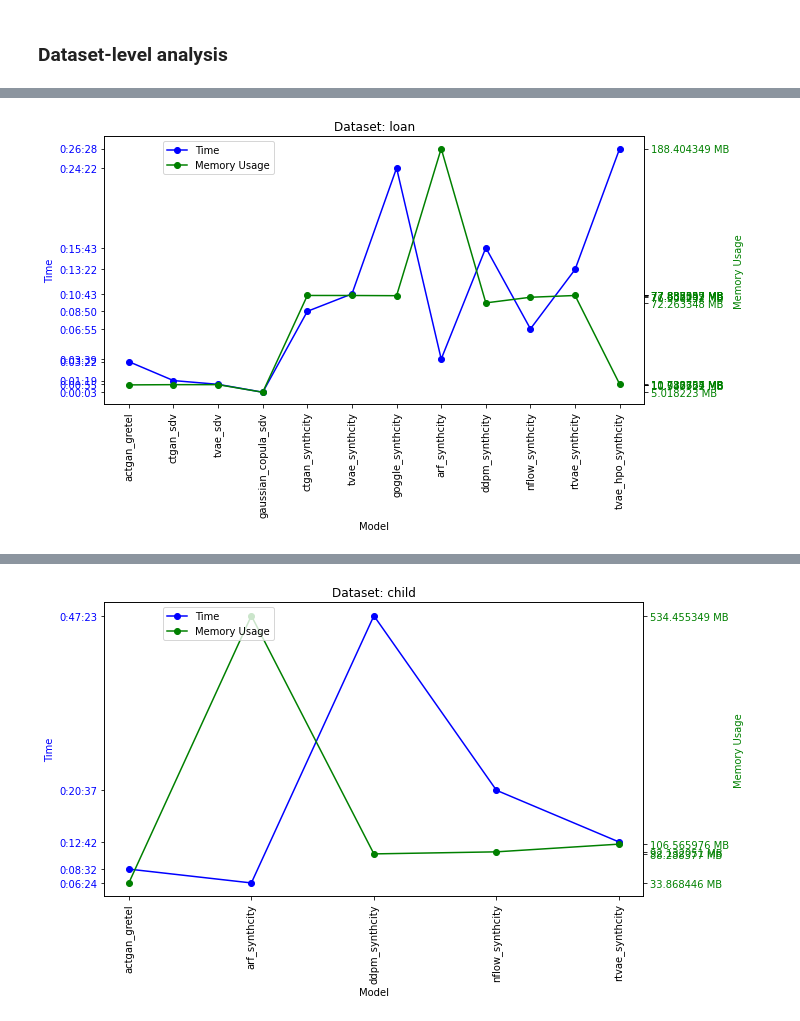
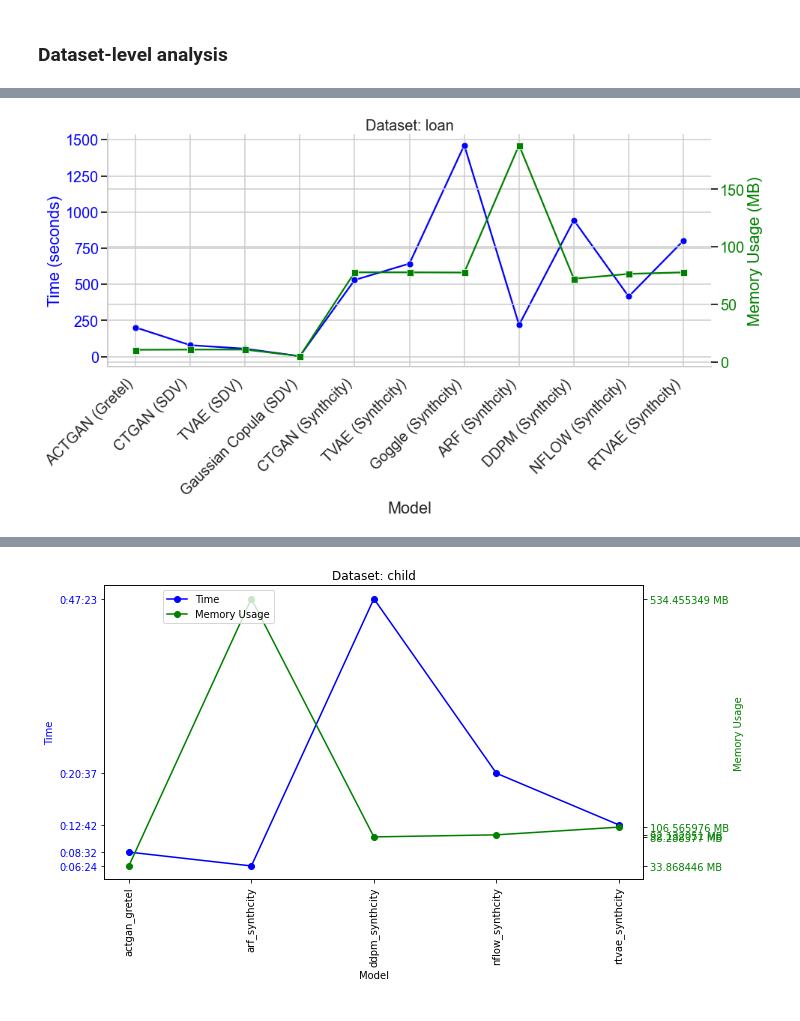
Before and after one commit to dsaidgovsg/benchmarking-synthetic-data-generators, a Jupyter notebook: notebooks/final_execution_evaluation.ipynb, the cells around one changed output, grey strips where cells are left out. Saved outputs shown, nothing was run; the diff lists cells and outputs as text; code cells hidden in the pictures.

```diff
--- a/notebooks/final_execution_evaluation.ipynb
+++ b/notebooks/final_execution_evaluation.ipynb
@@ -342,3 +425,45 @@ def plot_line_graph(df, dataset_name):
+# %%
+import seaborn as sns
+import matplotlib.pyplot as plt
+
+# Assuming 'readable_labels' is defined as per previous examples
+
+def plot_line_graph(df, dataset_name):
+    # Update model names to the readable format
+    df['model_readable'] = df['model'].map(readable_labels).fillna(df['model'])
+
+    # Initialize the matplotlib figure and axes for dual y-axes
+    fig, ax1 = plt.subplots(figsize=(14, 8))
+
+    # Set Seaborn style for the plots
+    sns.set_style('whitegrid')
+    sns.set_context('talk', font_scale=1.2)  # Increase font scale for better visibility
+
+    # Plot the training time without a legend
+    sns.lineplot(data=df, x='model_readable', y='train_time_sec', marker='o', color='b', ax=ax1)
+    ax1.set_xlabel('Model')
+    ax1.set_ylabel('Time (seconds)', color='b')
+    ax1.tick_params(axis='y', labelcolor='b')
+    ax1.set_xticklabels(df['model_readable'], rotation=45, ha='right')  # Rotate for better legibility
+
+    # Create a second y-axis for memory usage with Seaborn without a legend
+    ax2 = ax1.twinx()
+    sns.lineplot(data=df, x='model_readable', y='peak_memory_mb', marker='s', color='g', ax=ax2)
+    ax2.set_ylabel('Memory Usage (MB)', color='g')
+    ax2.tick_params(axis='y', labelcolor='g')
+
+    # Title of the graph
+    plt.title(f'Dataset: {dataset_name}', fontsize=20)
+
+    # Removing any legend related code
+
+    sns.despine(fig=fig)  # Remove the top and right spines
+    fig.tight_layout()  # Adjust the layout to prevent clipping of ylabel
+
+    plt.show()
+
+# Usage example:
+# plot_line_graph(dataframe, 'adult')
 # %% [markdown]
 ### Dataset-level analysis
 # %%
@@ -358,15 +484,17 @@ plot_line_graph(subset, dataset)
 # %%
 dataset = "loan"
 
 device = ["cpu", "CPU", -99]
 # device = ["cuda", "GPU"]
 subset = execution_scores_df.copy()
 subset = subset[(subset["dataset"] == dataset)]
 subset = subset[subset["device"].isin(device)]
 
+subset = subset[subset['model'] != 'tvae_hpo_synthcity']
+
 plot_line_graph(subset, dataset)
 # %% [output]
-[figure, old version]
+[figure, new version]
 # %%
 dataset = "adult"
 
```
Also changed, not shown: parts of 7 cells of this notebook, 6 other files.
